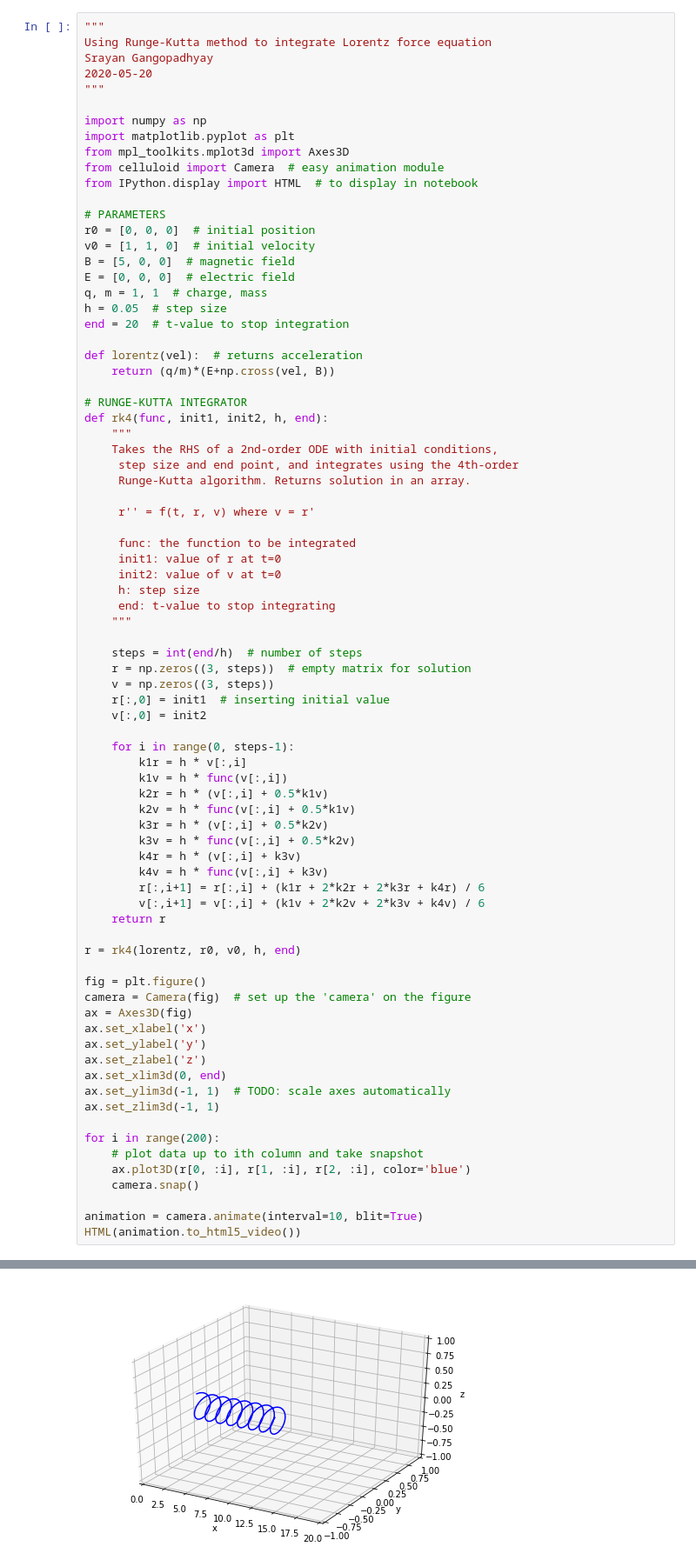
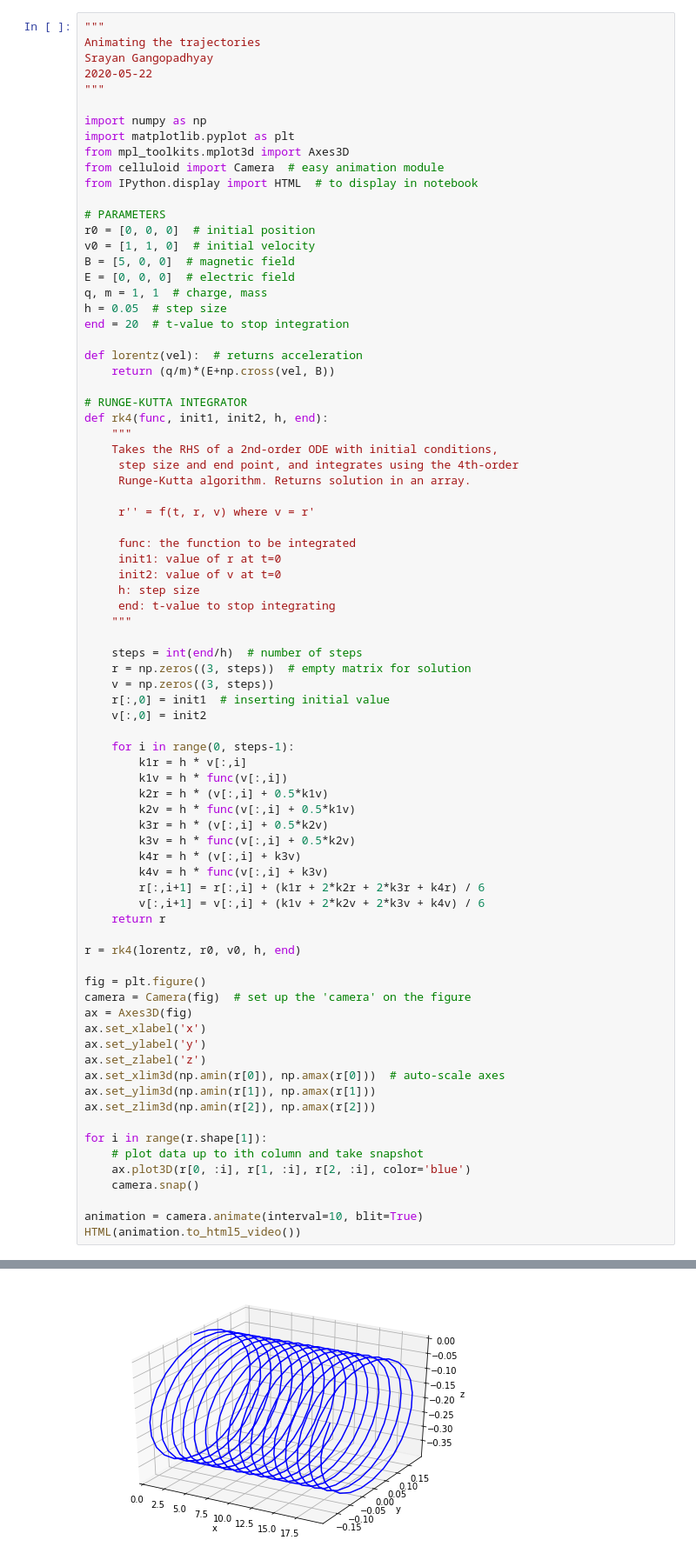
Before and after one commit to sgango/Y1-Project, a Jupyter notebook: ntbks/animate.ipynb, the cells around one changed output, grey strips where cells are left out. Shown at 87% size. Saved outputs shown, nothing was run; the diff lists cells and outputs as text.

Commit message:
Auto-scale axes

```diff
--- a/ntbks/animate.ipynb
+++ b/ntbks/animate.ipynb
@@ -6,8 +10,8 @@
 # %%
 """
-Using Runge-Kutta method to integrate Lorentz force equation
+Animating the trajectories
 Srayan Gangopadhyay
-2020-05-20
+2020-05-22
 """
 
 import numpy as np
@@ -53,35 +57,35 @@ def rk4(func, init1, init2, h, end):
     for i in range(0, steps-1):
         k1r = h * v[:,i]
         k1v = h * func(v[:,i])
         k2r = h * (v[:,i] + 0.5*k1v)
         k2v = h * func(v[:,i] + 0.5*k1v)
         k3r = h * (v[:,i] + 0.5*k2v)
         k3v = h * func(v[:,i] + 0.5*k2v)
         k4r = h * (v[:,i] + k3v)
         k4v = h * func(v[:,i] + k3v)
         r[:,i+1] = r[:,i] + (k1r + 2*k2r + 2*k3r + k4r) / 6
         v[:,i+1] = v[:,i] + (k1v + 2*k2v + 2*k3v + k4v) / 6
     return r
 
 r = rk4(lorentz, r0, v0, h, end)
 
 fig = plt.figure()
 camera = Camera(fig)  # set up the 'camera' on the figure
 ax = Axes3D(fig)
 ax.set_xlabel('x')
 ax.set_ylabel('y')
 ax.set_zlabel('z')
-ax.set_xlim3d(0, end)
-ax.set_ylim3d(-1, 1)  # TODO: scale axes automatically
-ax.set_zlim3d(-1, 1)
+ax.set_xlim3d(np.amin(r[0]), np.amax(r[0]))  # auto-scale axes
+ax.set_ylim3d(np.amin(r[1]), np.amax(r[1]))
+ax.set_zlim3d(np.amin(r[2]), np.amax(r[2]))
 
-for i in range(200):
+for i in range(r.shape[1]):
     # plot data up to ith column and take snapshot
     ax.plot3D(r[0, :i], r[1, :i], r[2, :i], color='blue')
     camera.snap()
 
 animation = camera.animate(interval=10, blit=True)
 HTML(animation.to_html5_video())
 # %% [output]
 [interactive output not drawn]
-[figure, old version]
+[figure, new version]
```
Also changed, not shown: parts of 3 cells of this notebook.
